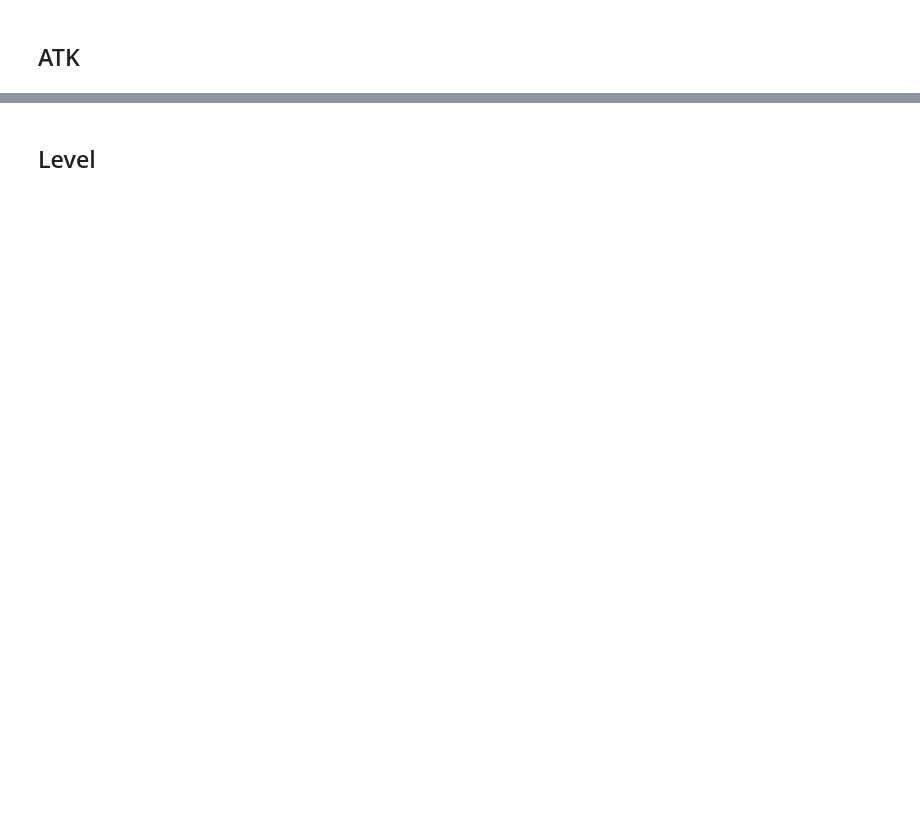
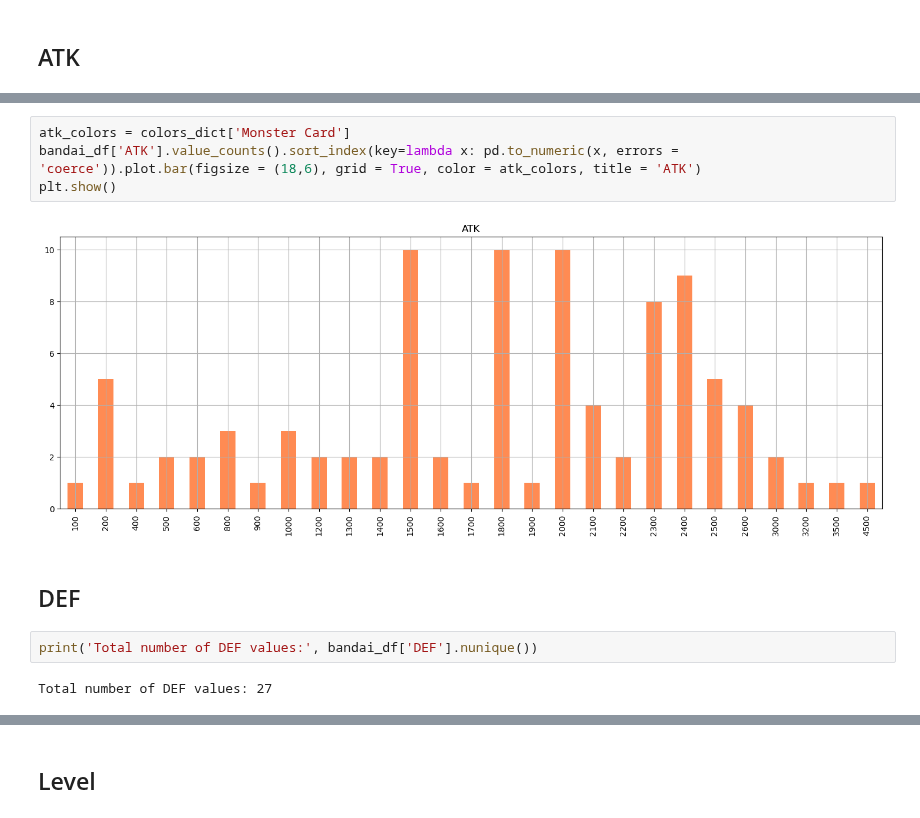
Before and after one commit to guigoruiz1/yugiquery, a Jupyter notebook: source/Bandai.ipynb, the cells around one changed output, grey strips where cells are left out. Drawn from its saved outputs; the diff is of its cells as text; blank space fills up the shorter version.

```diff
--- a/source/Bandai.ipynb
+++ b/source/Bandai.ipynb
@@ -221,0 +136,12 @@ Name: ATK, Length: 95, dtype: int64
+# %%
+atk_colors = colors_dict['Monster Card']
+bandai_df['ATK'].value_counts().sort_index(key=lambda x: pd.to_numeric(x, errors = 'coerce')).plot.bar(figsize = (18,6), grid = True, color = atk_colors, title = 'ATK')
+plt.show()
+# %% [output]
+[figure, added]
+# %% [markdown]
+## DEF
+# %%
+print('Total number of DEF values:', bandai_df['DEF'].nunique())
+# %% [output]
+Total number of DEF values: 27
```
Also changed, not shown: parts of 39 cells of this notebook.
